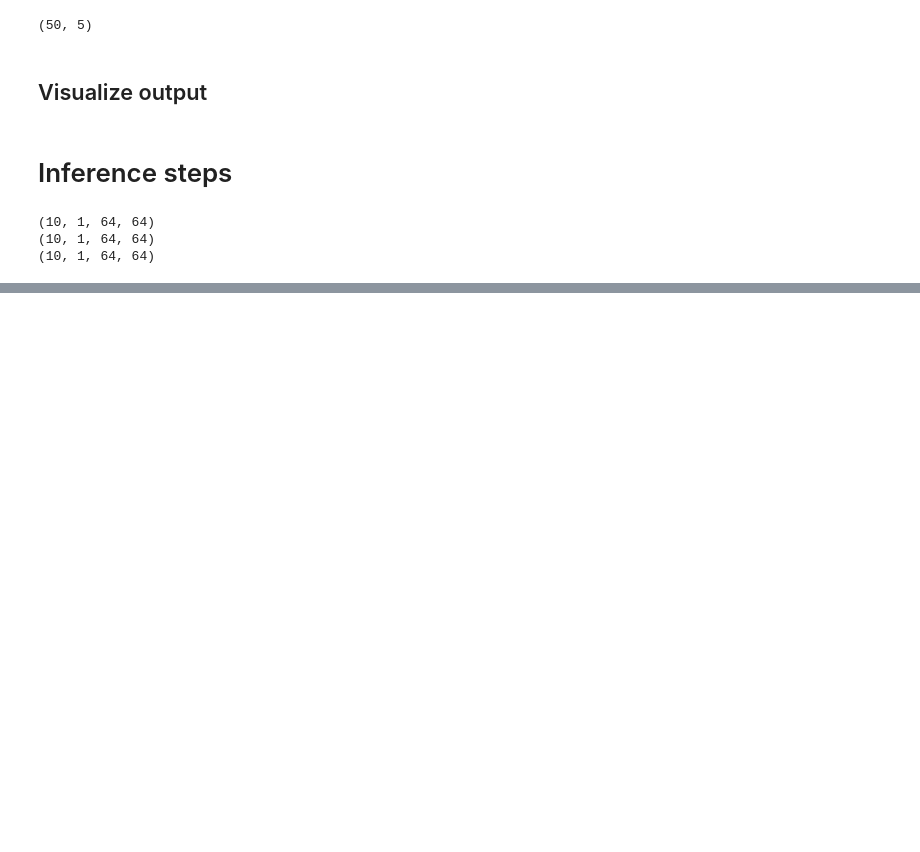
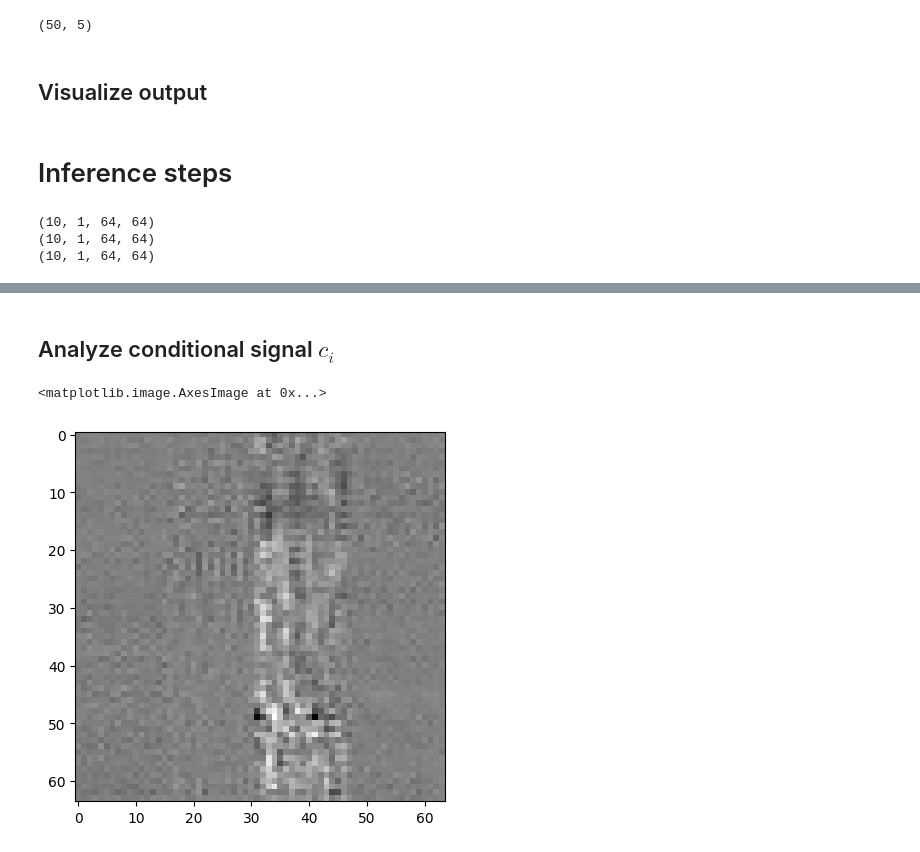
Before and after one commit to khuongdb/spatio-temporal-DM, a Jupyter notebook: src/sadm/sandbox.ipynb, the cells around one changed output, grey strips where cells are left out. Cells and saved outputs as stored; diff of their text form; code cells hidden in the pictures; blank space fills up the shorter version.

```diff
--- a/src/sadm/sandbox.ipynb
+++ b/src/sadm/sandbox.ipynb
@@ -182,0 +182,15 @@ plot_multi_imgs(imgs, labels, {"hspace": 0.05, "cmap": "viridis"})
+# %% [markdown]
+## Analyze conditional signal $c_i$
+# %%
+import pickle
+import matplotlib.pyplot as plt
+
+with open("debug_var/c_i.pkl", "rb") as f:
+    ci = pickle.load(f)
+
+ci = ci[0]
+
+plt.imshow(ci.squeeze(), cmap="gray")
+# %% [output]
+<matplotlib.image.AxesImage at 0x...>
+[figure, added]
```
Also changed, not shown: parts of 4 cells of this notebook, 9 other files.
